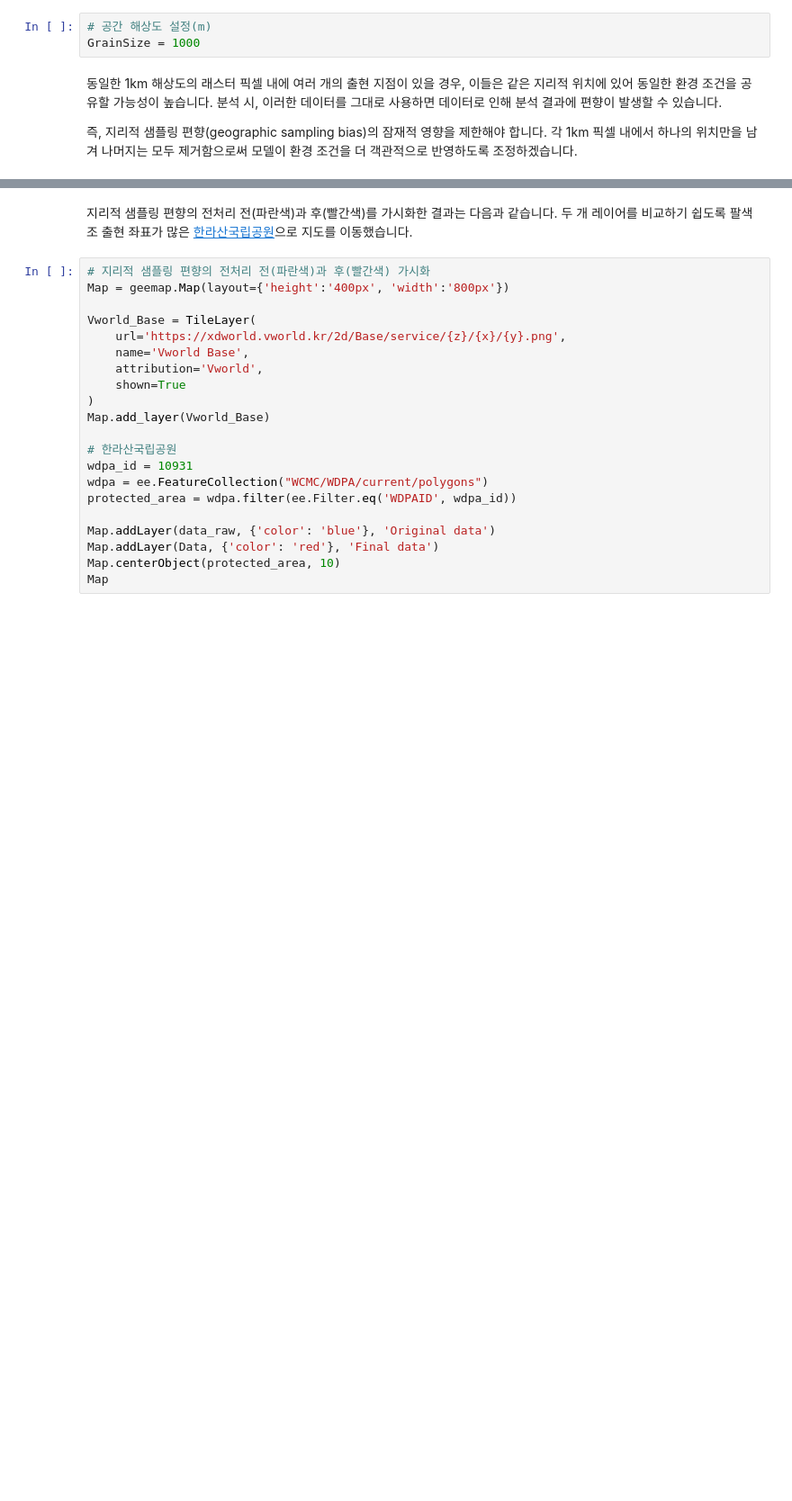
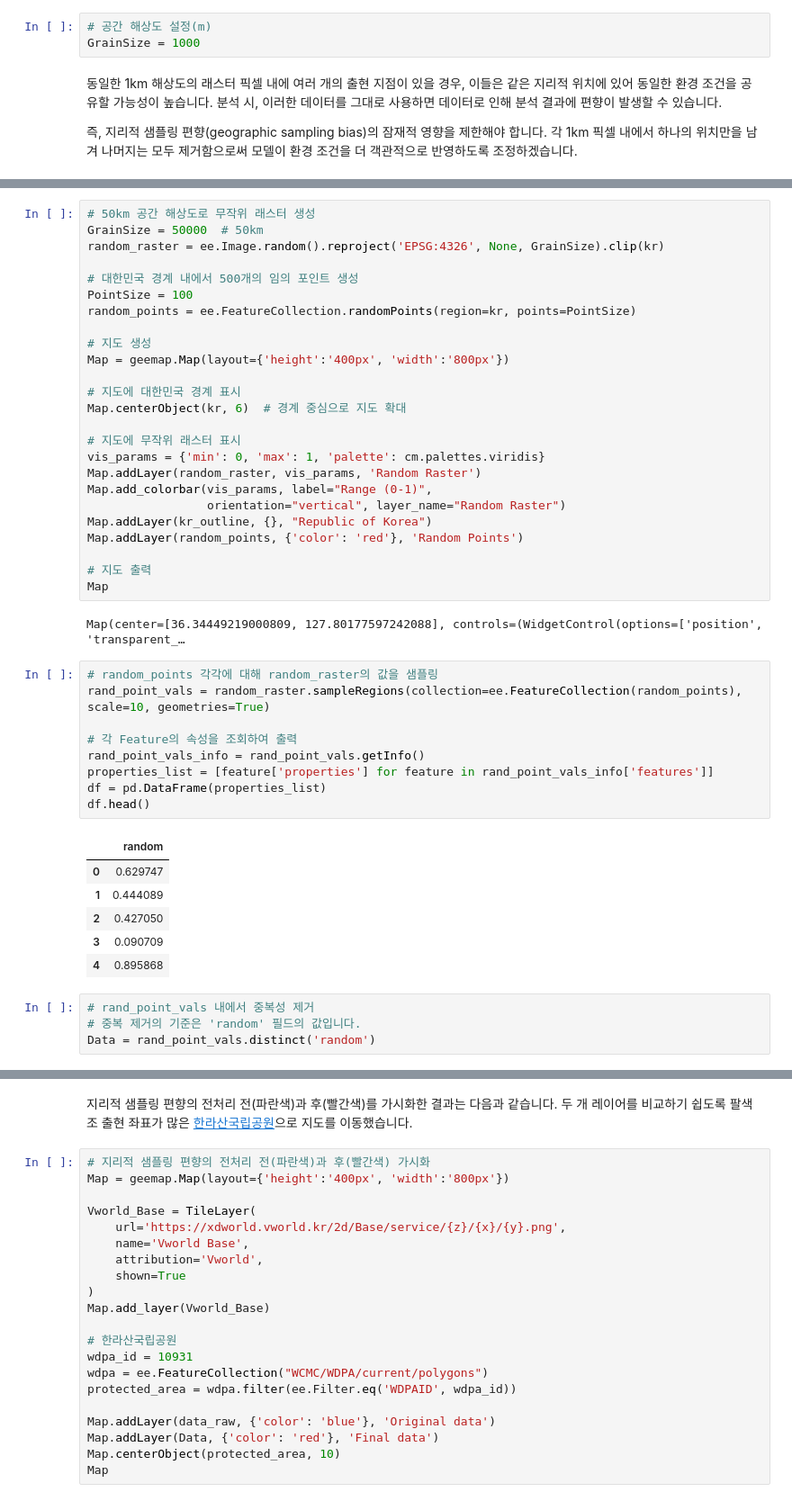
Before and after one commit to osgeokr/GEE-PAM-Book, a Jupyter notebook: Chapter6_Species_Distribution_Modeling.ipynb, the cells around one changed output, grey strips where cells are left out. Shown at 90% size. Drawn from its saved outputs; the diff is of its cells as text; blank space fills up the shorter version.

```diff
--- a/Chapter6_Species_Distribution_Modeling.ipynb
+++ b/Chapter6_Species_Distribution_Modeling.ipynb
@@ -284,0 +309,47 @@ GrainSize = 1000
+# %%
+# 50km 공간 해상도로 무작위 래스터 생성
+GrainSize = 50000  # 50km
+random_raster = ee.Image.random().reproject('EPSG:4326', None, GrainSize).clip(kr)
+
+# 대한민국 경계 내에서 500개의 임의 포인트 생성
+PointSize = 100
+random_points = ee.FeatureCollection.randomPoints(region=kr, points=PointSize)
+
+# 지도 생성
+Map = geemap.Map(layout={'height':'400px', 'width':'800px'})
+
+# 지도에 대한민국 경계 표시
+Map.centerObject(kr, 6)  # 경계 중심으로 지도 확대
+
+# 지도에 무작위 래스터 표시
+vis_params = {'min': 0, 'max': 1, 'palette': cm.palettes.viridis}
+Map.addLayer(random_raster, vis_params, 'Random Raster')
+Map.add_colorbar(vis_params, label="Range (0-1)",
+                 orientation="vertical", layer_name="Random Raster")
+Map.addLayer(kr_outline, {}, "Republic of Korea")
+Map.addLayer(random_points, {'color': 'red'}, 'Random Points')
+
+# 지도 출력
+Map
+# %% [output]
+Map(center=[36.34449219000809, 127.80177597242088], controls=(WidgetControl(options=['position', 'transparent_…
+# %%
+# random_points 각각에 대해 random_raster의 값을 샘플링
+rand_point_vals = random_raster.sampleRegions(collection=ee.FeatureCollection(random_points), scale=10, geometries=True)
+
+# 각 Feature의 속성을 조회하여 출력
+rand_point_vals_info = rand_point_vals.getInfo()
+properties_list = [feature['properties'] for feature in rand_point_vals_info['features']]
+df = pd.DataFrame(properties_list)
+df.head()
+# %% [output]
+|  | random |
+| 0 | 0.629747 |
+| 1 | 0.444089 |
+| 2 | 0.427050 |
+| 3 | 0.090709 |
+| 4 | 0.895868 |
+# %%
+# rand_point_vals 내에서 중복성 제거
+# 중복 제거의 기준은 'random' 필드의 값입니다.
+Data = rand_point_vals.distinct('random')
```
Also changed, not shown: parts of 44 cells of this notebook.
